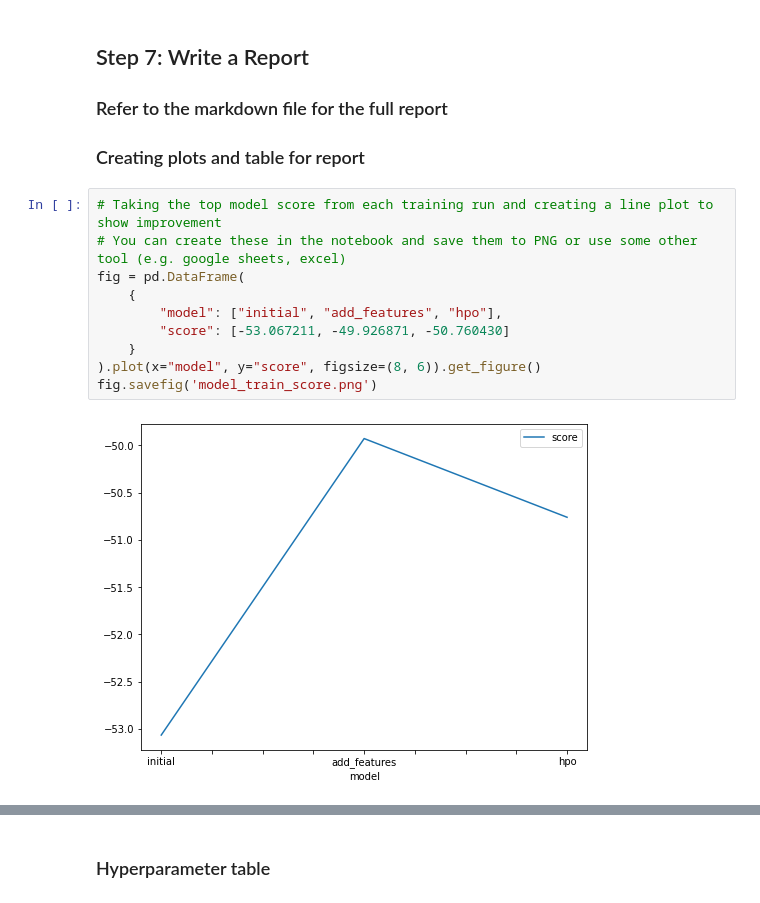
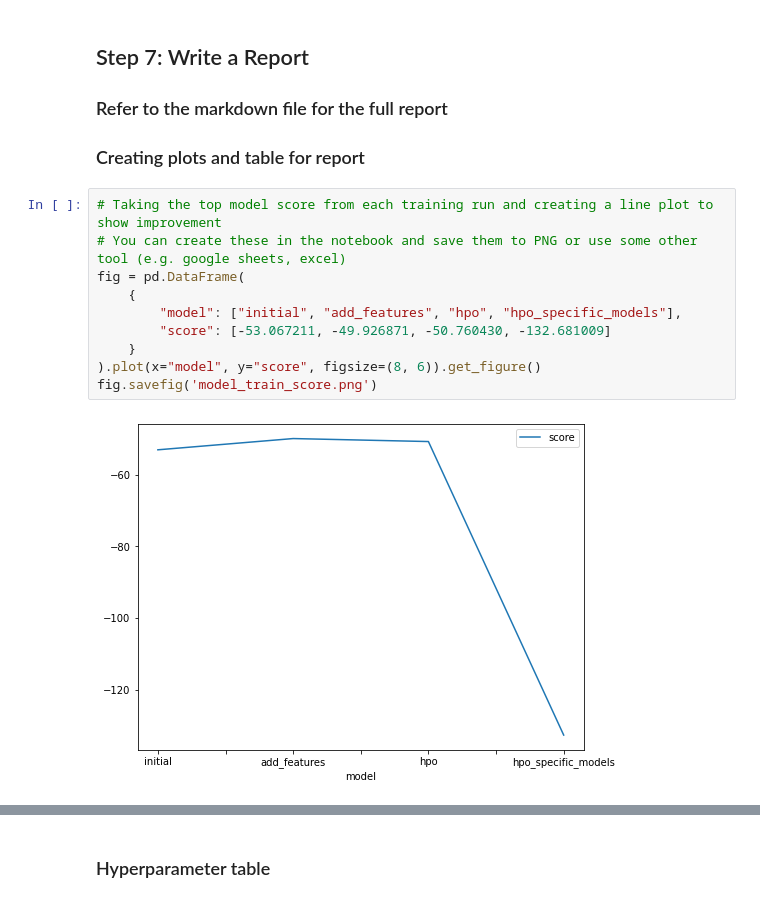
Before and after one commit to lucasstelm/Bike-Share-Demand---Autogluon, a Jupyter notebook: project_notebook.ipynb, the cells around one changed output, grey strips where cells are left out. Drawn from its saved outputs; the diff is of its cells as text.

```diff
--- a/project_notebook.ipynb
+++ b/project_notebook.ipynb
@@ -450,15 +560,15 @@ submission_new_features.csv  2023-03-30 19:48:32  new features
 # %%
 # Taking the top model score from each training run and creating a line plot to show improvement
 # You can create these in the notebook and save them to PNG or use some other tool (e.g. google sheets, excel)
 fig = pd.DataFrame(
     {
-        "model": ["initial", "add_features", "hpo"],
-        "score": [-53.067211, -49.926871, -50.760430]
+        "model": ["initial", "add_features", "hpo", "hpo_specific_models"],
+        "score": [-53.067211, -49.926871, -50.760430, -132.681009]
     }
 ).plot(x="model", y="score", figsize=(8, 6)).get_figure()
 fig.savefig('model_train_score.png')
 # %% [output]
-[figure, old version]
+[figure, new version]
 # %%
 # Take the 3 kaggle scores and creating a line plot to show improvement
 fig = pd.DataFrame(
```
Also changed, not shown: parts of 11 cells of this notebook, 2 other files.
